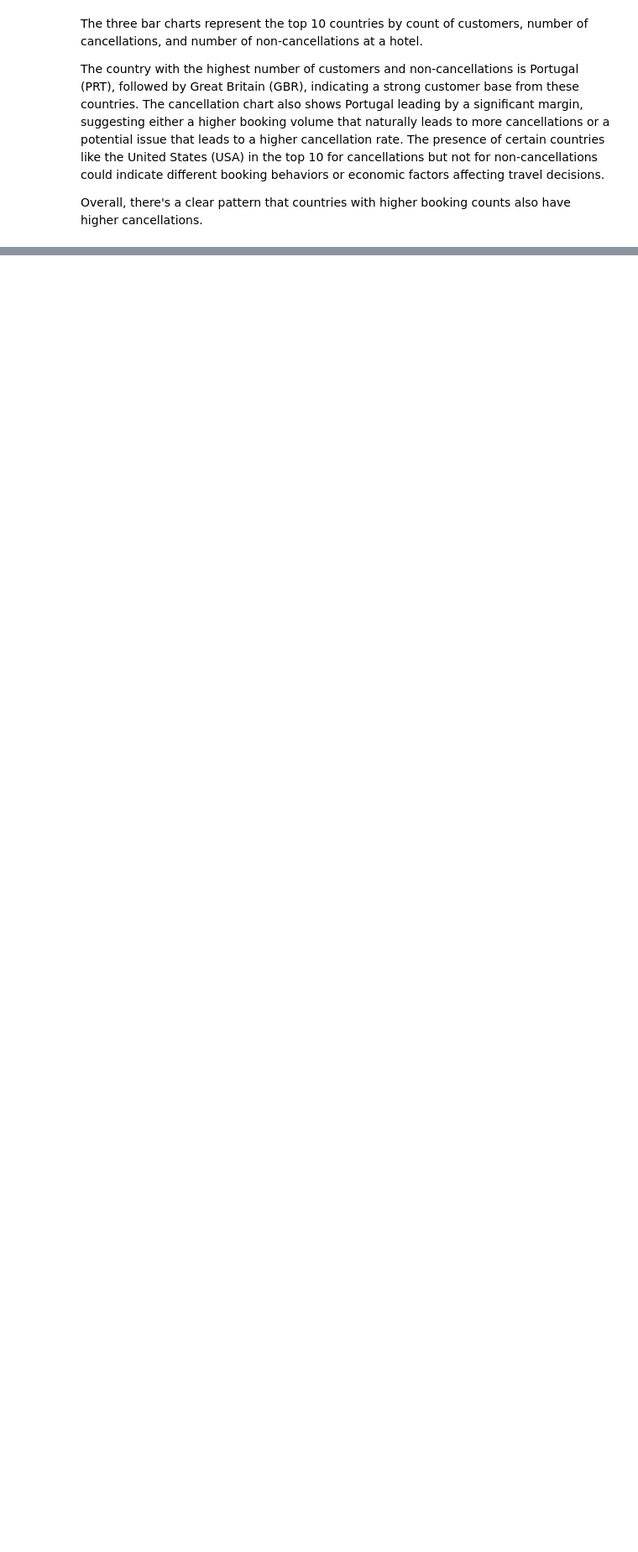
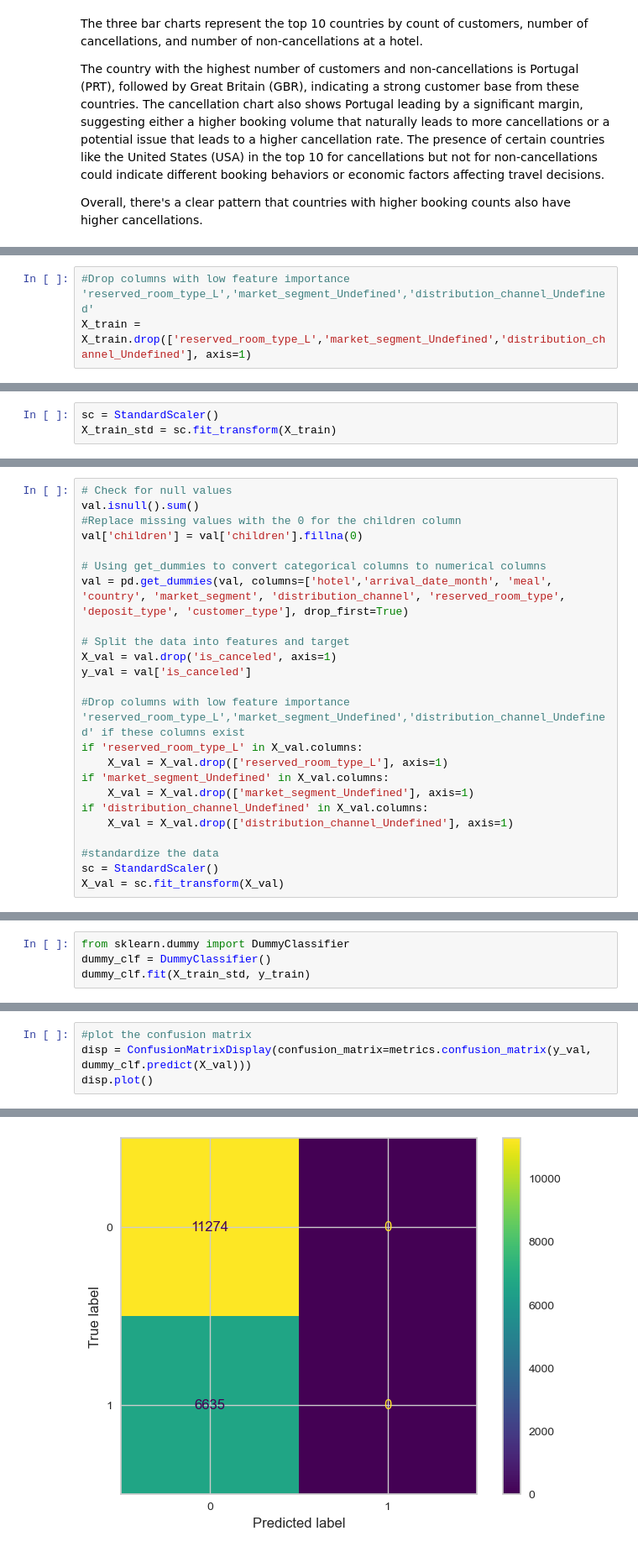
Before and after one commit to McGill-MMA-EnterpriseAnalytics/hotel-cancellation-analysis, a Jupyter notebook: Final_Project_Notebook.ipynb, the cells around one changed output, grey strips where cells are left out. Shown at 84% size. Saved outputs shown, nothing was run; the diff lists cells and outputs as text; blank space fills up the shorter version.

```diff
--- a/Final_Project_Notebook.ipynb
+++ b/Final_Project_Notebook.ipynb
@@ -423,0 +700,3 @@ Overall, there's a clear pattern that countries with higher booking counts also
+# %%
+#Drop columns with low feature importance 'reserved_room_type_L','market_segment_Undefined','distribution_channel_Undefined'
+X_train = X_train.drop(['reserved_room_type_L','market_segment_Undefined','distribution_channel_Undefined'], axis=1)
@@ -423,0 +709,3 @@ Overall, there's a clear pattern that countries with higher booking counts also
+# %%
+sc = StandardScaler()
+X_train_std = sc.fit_transform(X_train)
@@ -423,0 +714,24 @@ Overall, there's a clear pattern that countries with higher booking counts also
+# %%
+# Check for null values
+val.isnull().sum()
+#Replace missing values with the 0 for the children column
+val['children'] = val['children'].fillna(0)
+
+# Using get_dummies to convert categorical columns to numerical columns
+val = pd.get_dummies(val, columns=['hotel','arrival_date_month', 'meal', 'country', 'market_segment', 'distribution_channel', 'reserved_room_type', 'deposit_type', 'customer_type'], drop_first=True)
+
+# Split the data into features and target
+X_val = val.drop('is_canceled', axis=1)
+y_val = val['is_canceled']
+
+#Drop columns with low feature importance 'reserved_room_type_L','market_segment_Undefined','distribution_channel_Undefined' if these columns exist
+if 'reserved_room_type_L' in X_val.columns:
+    X_val = X_val.drop(['reserved_room_type_L'], axis=1)
+if 'market_segment_Undefined' in X_val.columns:
+    X_val = X_val.drop(['market_segment_Undefined'], axis=1)
+if 'distribution_channel_Undefined' in X_val.columns:
+    X_val = X_val.drop(['distribution_channel_Undefined'], axis=1)
+
+#standardize the data
+sc = StandardScaler()
+X_val = sc.fit_transform(X_val)
@@ -423,0 +744,4 @@ Overall, there's a clear pattern that countries with higher booking counts also
+# %%
+from sklearn.dummy import DummyClassifier
+dummy_clf = DummyClassifier()
+dummy_clf.fit(X_train_std, y_train)
@@ -423,0 +760,5 @@ Overall, there's a clear pattern that countries with higher booking counts also
+# %%
+#plot the confusion matrix
+disp = ConfusionMatrixDisplay(confusion_matrix=metrics.confusion_matrix(y_val, dummy_clf.predict(X_val)))
+disp.plot()
+# %% [output]
@@ -423,0 +766 @@ Overall, there's a clear pattern that countries with higher booking counts also
+[figure, added]
```
Also changed, not shown: parts of 85 cells of this notebook.
